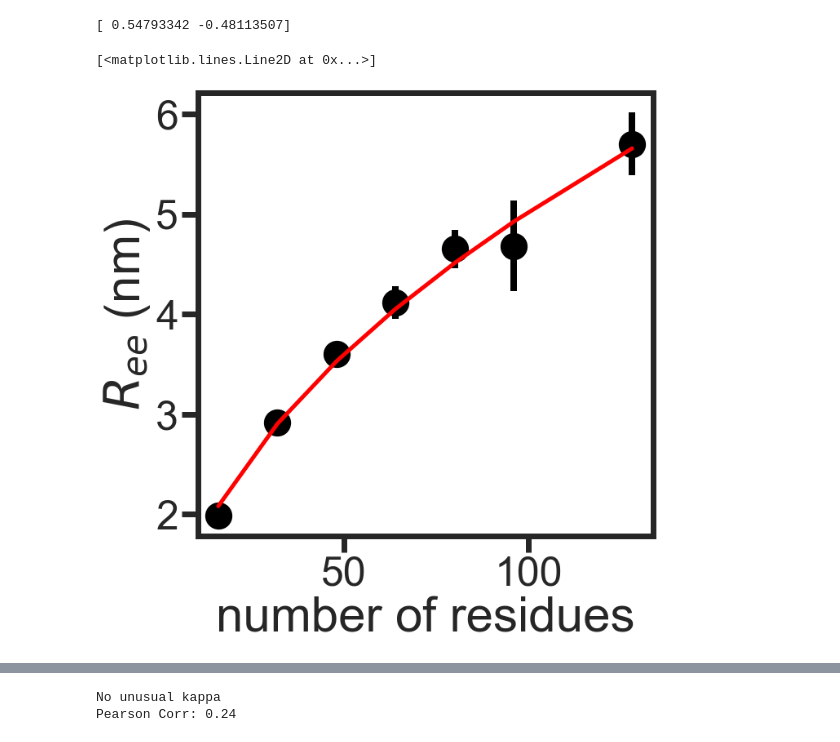
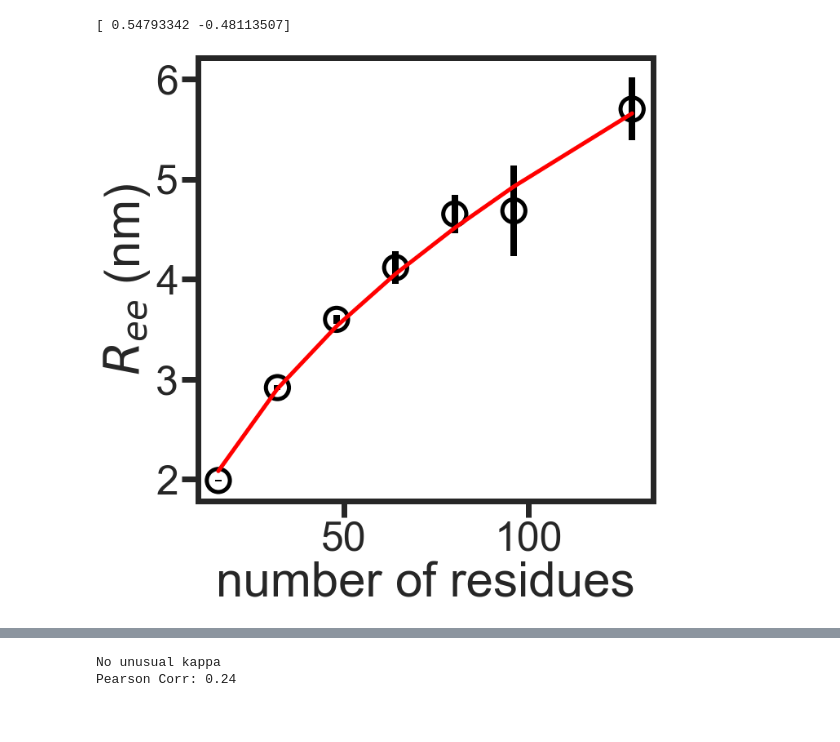
Before and after one commit to sukeniklab/Entropic_Force, a Jupyter notebook: Entropy_Force_raw_data/Publication_Disprot_database.ipynb, the cells around one changed output, grey strips where cells are left out. Drawn from its saved outputs; the diff is of its cells as text; code cells hidden in the pictures.

```diff
--- a/Entropy_Force_raw_data/Publication_Disprot_database.ipynb
+++ b/Entropy_Force_raw_data/Publication_Disprot_database.ipynb
@@ -37,11 +37,11 @@ os.chdir(path)
 # PyPlot Setup
 sns.set_theme(style="ticks", palette="pastel")
 import matplotlib as mpl
-plt.style.use(r'F:\DATA_F\JPCB_fig_publish\publish.mplstyple')
+plt.style.use(r'F:\DATA_F\JPCB_fig_publish_svg\publish.mplstyple')
 #plt.style.use(os.path.join(path,'publish.mplstyple'))
 # %%
 # Save figure
-def save_to_svg(filename, root_path='F:\DATA_F\JPCB_fig_publish'):
+def save_to_svg(filename, root_path='F:\DATA_F\JPCB_fig_publish_svg'):
     plt.savefig(os.path.join(root_path,filename))
 #def save_to_svg(filename, root_path=os.paty.join(path,'JPCB_fig_publish')):
 #    plt.savefig(os.path.join(root_path,filename))
@@ -609,11 +651,10 @@ print(popt)
 # %%
 plt.ylabel('$R_{ee}$ (nm)')
 plt.xlabel('number of residues')
-plt.scatter(x=gs_buffer['length'], y=gs_buffer['value'], s=800, color='black',linewidth=5)
+plt.scatter(x=gs_buffer['length'], y=gs_buffer['value'], s=800,facecolors='none',color='black',linewidth=5)
 plt.errorbar(x=gs_buffer['length'], y=gs_buffer['value'], yerr=gs_buffer['Std'],linewidth=8,ls='',ms=30, color='black')
 plt.plot(X, y_pred,color='red')
 #plt.title('$R_{ee}=0.55N^{0.48}$')
-#save_to_svg('FigS1.svg')
+save_to_svg('FigS1.svg')
 # %% [output]
-[<matplotlib.lines.Line2D at 0x...>]
-[figure, old version]
+[figure, new version]
```
Also changed, not shown: parts of 29 cells of this notebook, 6 other files.
